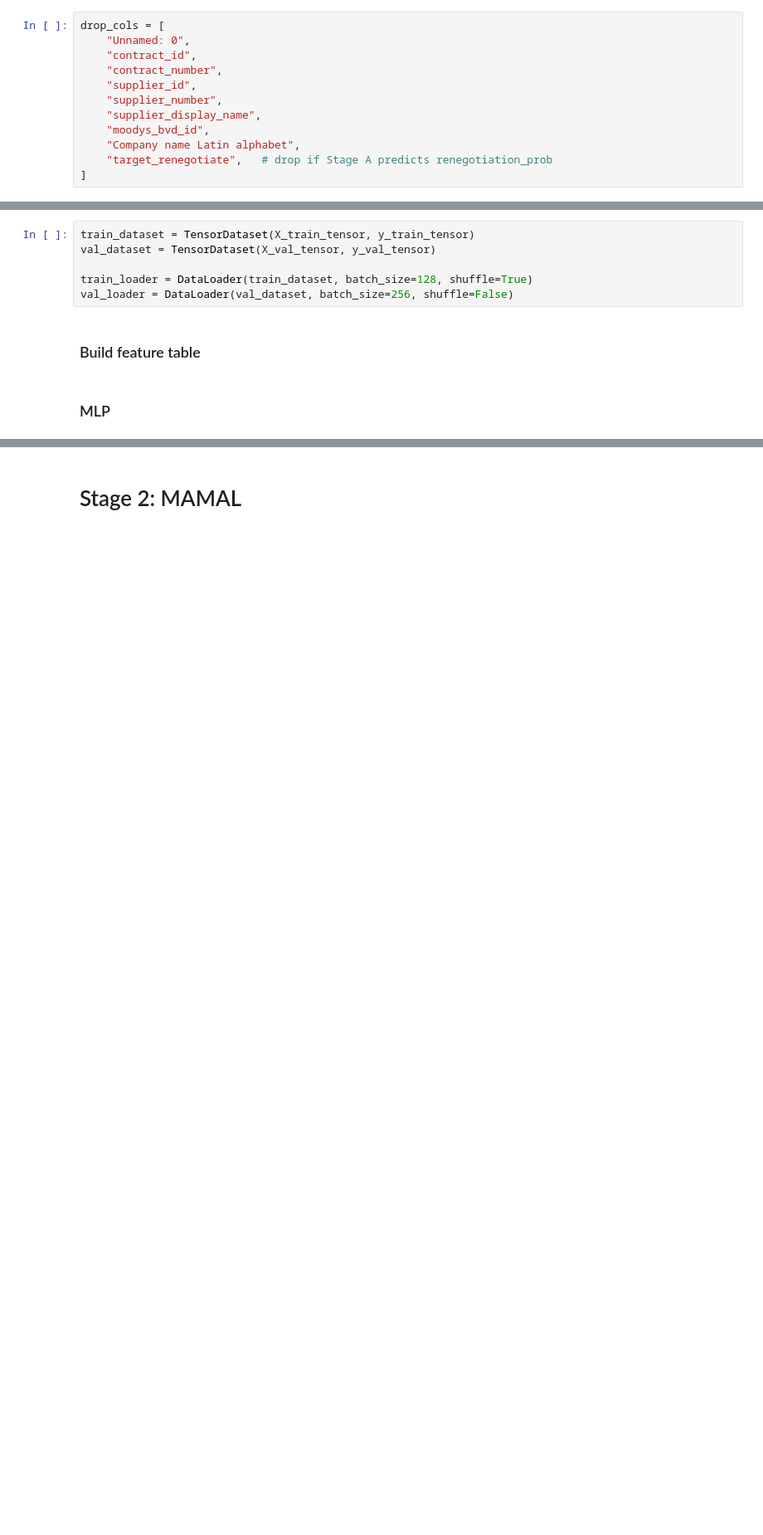
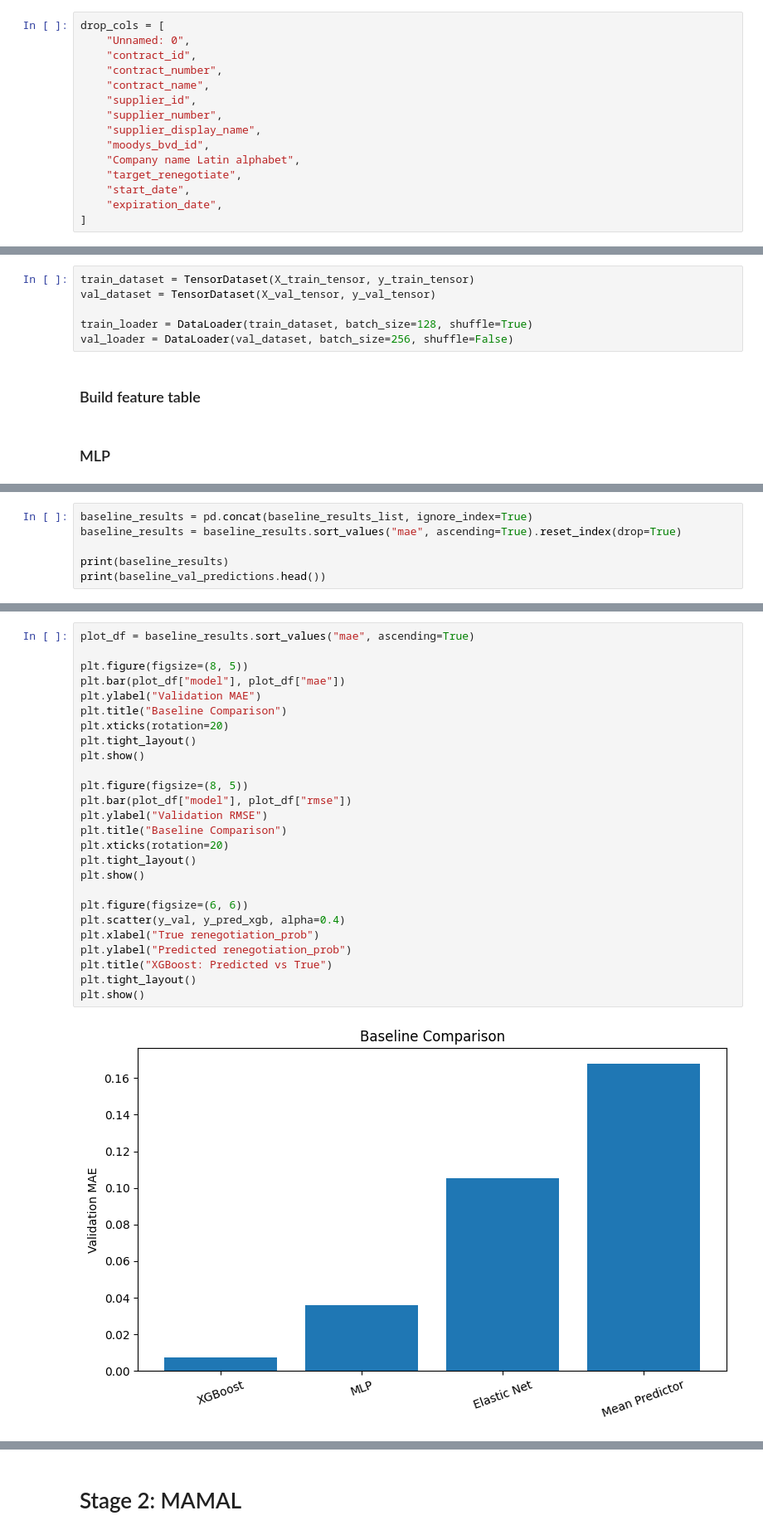
Before and after one commit to ThomasRoennebek/Signal_Fusion_with_Meta-learners-, a Jupyter notebook: Notebooks/MAML.ipynb, the cells around one changed output, grey strips where cells are left out. Shown at 83% size. Drawn from its saved outputs; the diff is of its cells as text; blank space fills up the shorter version.

Commit message:
more baseline

```diff
--- a/Notebooks/MAML.ipynb
+++ b/Notebooks/MAML.ipynb
@@ -161,12 +162,15 @@ drop_cols = [
     "Unnamed: 0",
     "contract_id",
     "contract_number",
+    "contract_name",
     "supplier_id",
     "supplier_number",
     "supplier_display_name",
     "moodys_bvd_id",
     "Company name Latin alphabet",
-    "target_renegotiate",   # drop if Stage A predicts renegotiation_prob
+    "target_renegotiate",
+    "start_date",
+    "expiration_date",
 ]
 # %%
 feature_cols = [c for c in df_baseline.columns if c not in drop_cols + [target_col]]
@@ -537,0 +642,6 @@ print(baseline_val_predictions.head())
+# %%
+baseline_results = pd.concat(baseline_results_list, ignore_index=True)
+baseline_results = baseline_results.sort_values("mae", ascending=True).reset_index(drop=True)
+
+print(baseline_results)
+print(baseline_val_predictions.head())
@@ -537,0 +660,28 @@ print(baseline_val_predictions.head())
+# %%
+plot_df = baseline_results.sort_values("mae", ascending=True)
+
+plt.figure(figsize=(8, 5))
+plt.bar(plot_df["model"], plot_df["mae"])
+plt.ylabel("Validation MAE")
+plt.title("Baseline Comparison")
+plt.xticks(rotation=20)
+plt.tight_layout()
+plt.show()
+
+plt.figure(figsize=(8, 5))
+plt.bar(plot_df["model"], plot_df["rmse"])
+plt.ylabel("Validation RMSE")
+plt.title("Baseline Comparison")
+plt.xticks(rotation=20)
+plt.tight_layout()
+plt.show()
+
+plt.figure(figsize=(6, 6))
+plt.scatter(y_val, y_pred_xgb, alpha=0.4)
+plt.xlabel("True renegotiation_prob")
+plt.ylabel("Predicted renegotiation_prob")
+plt.title("XGBoost: Predicted vs True")
+plt.tight_layout()
+plt.show()
+# %% [output]
+[figure, added]
```
Also changed, not shown: parts of 11 cells of this notebook.
